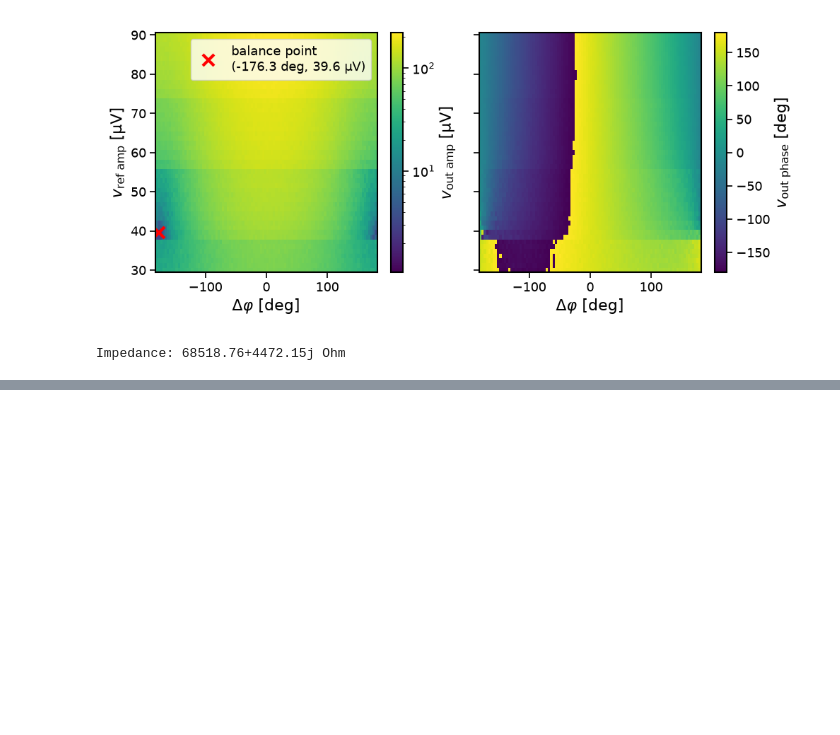
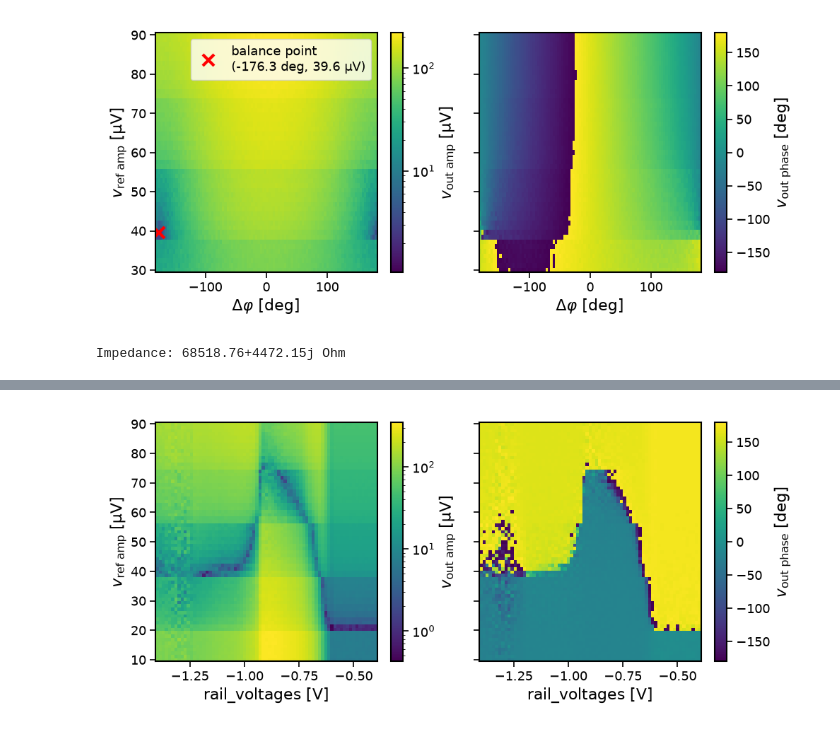
Before and after one commit to professors04/impedance_bridge_analysis, a Jupyter notebook: ADR cooldown 31/analysis.ipynb, the cells around one changed output, grey strips where cells are left out. Cells and saved outputs as stored; diff of their text form; code cells hidden in the pictures; blank space fills up the shorter version.

```diff
--- a/ADR cooldown 31/analysis.ipynb
+++ b/ADR cooldown 31/analysis.ipynb
@@ -64,0 +99,4 @@ Impedance: 68518.76+4472.15j Ohm
+# %%
+plotr.lockin_ref_gate_sweep(data, gate_label="rail_voltages",y_factor = 1e6, size_factor=1.6, log_scale=True, save_path=rf"\plots\lockin_ref_gate_sweep_rail_voltages_{id}_log.png")
+# %% [output]
+[figure, added]
```
Also changed, not shown: parts of 4 cells of this notebook, 16 other files.
